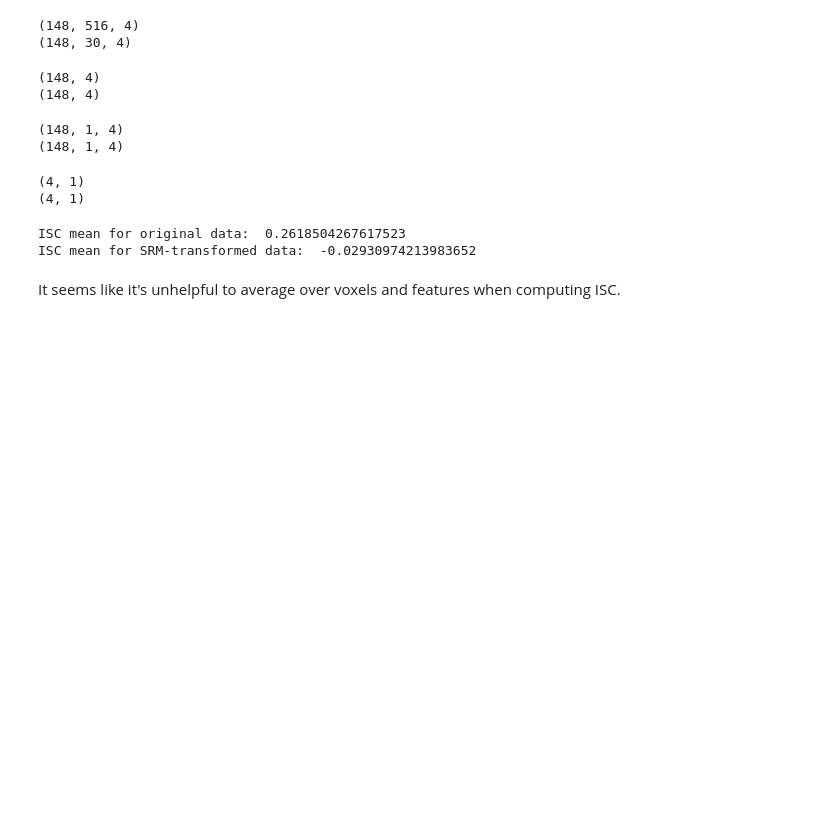
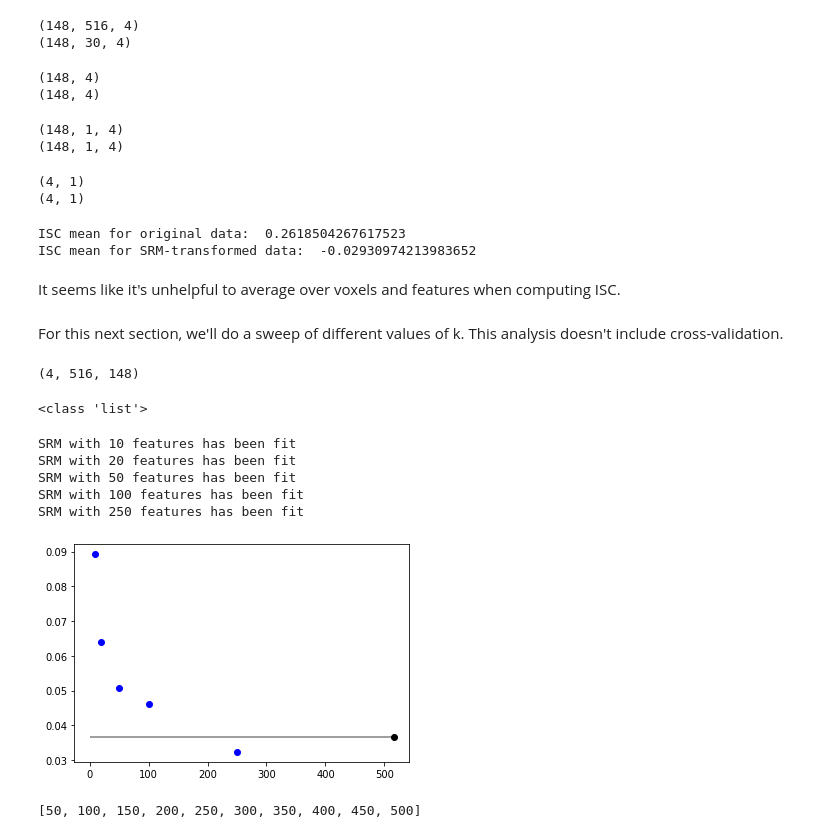
Before and after one commit to riesacassano/fMRI_piano, a Jupyter notebook: ryc_TRxTR_SRM_090721.ipynb, the cells around one changed output. Saved outputs shown, nothing was run; the diff lists cells and outputs as text; code cells hidden in the pictures; blank space fills up the shorter version.

Commit message:
Preliminary k sweep

```diff
--- a/ryc_TRxTR_SRM_090721.ipynb
+++ b/ryc_TRxTR_SRM_090721.ipynb
@@ -242,3 +245,68 @@ ISC mean for original data:  0.2618504267617523
 ISC mean for SRM-transformed data:  -0.02930974213983652
 # %% [markdown]
 It seems like it's unhelpful to average over voxels and features when computing ISC.
+# %% [markdown]
+For this next section, we'll do a sweep of different values of k. This analysis doesn't include cross-validation.
+# %%
+# reshape the original data back
+test_data = np.transpose(test_data,axes=[2,1,0])
+print(test_data.shape)
+# want subjects x voxels x TRs
+
+# define number of voxels
+n_voxels = test_data.shape[1]
+# %% [output]
+(4, 516, 148)
+# %%
+k = [10,20,50,100,250]
+print(type(k))
+# %% [output]
+<class 'list'>
+# %%
+n_iter = 20 # we'll keep number of iterations the same
+
+isc_means = []
+
+for features in k:
+
+  # create the SRM object
+  srm = SRM(n_iter=n_iter, features=features)
+
+  # fit the SRM data
+  srm.fit(train_data)
+  print('SRM with %d features has been fit'%features)
+
+  # transform the test data
+  shared_test = srm.transform(test_data)
+
+  # reshape data for ISC
+  # data has to be TRs x voxels/features x subjects
+  shared_test = np.asarray(shared_test)
+  shared_test = np.transpose(shared_test,axes=[2,1,0])
+
+  # compute ISC
+  shared_test_isc = isc(shared_test)
+
+  # average over subjects
+  isc_by_feat = np.average(shared_test_isc,axis=0)
+
+  # compute the mean ISC value
+  isc_means.append(np.average(isc_by_feat))
+# %% [output]
+SRM with 10 features has been fit
+SRM with 20 features has been fit
+SRM with 50 features has been fit
+SRM with 100 features has been fit
+SRM with 250 features has been fit
+# %%
+fig,ax = plt.subplots()
+ax.scatter(k,isc_means,color='blue')
+ax.scatter(n_voxels,np.average(isc_by_voxel),color='black')
+ax.hlines(np.average(isc_by_voxel),0,n_voxels,alpha=0.5);
+# %% [output]
+[figure, added]
+# %%
+k = np.arange(50,550,50).tolist()
+print(k)
+# %% [output]
+[50, 100, 150, 200, 250, 300, 350, 400, 450, 500]
```
Also changed, not shown: parts of 11 cells of this notebook.
